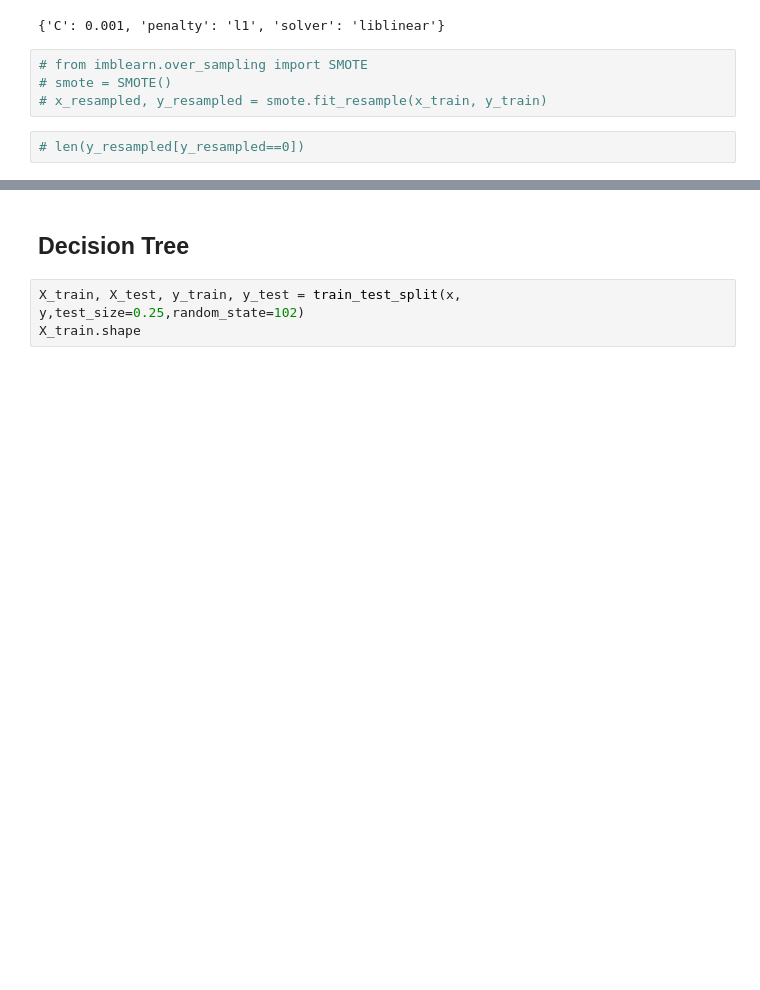
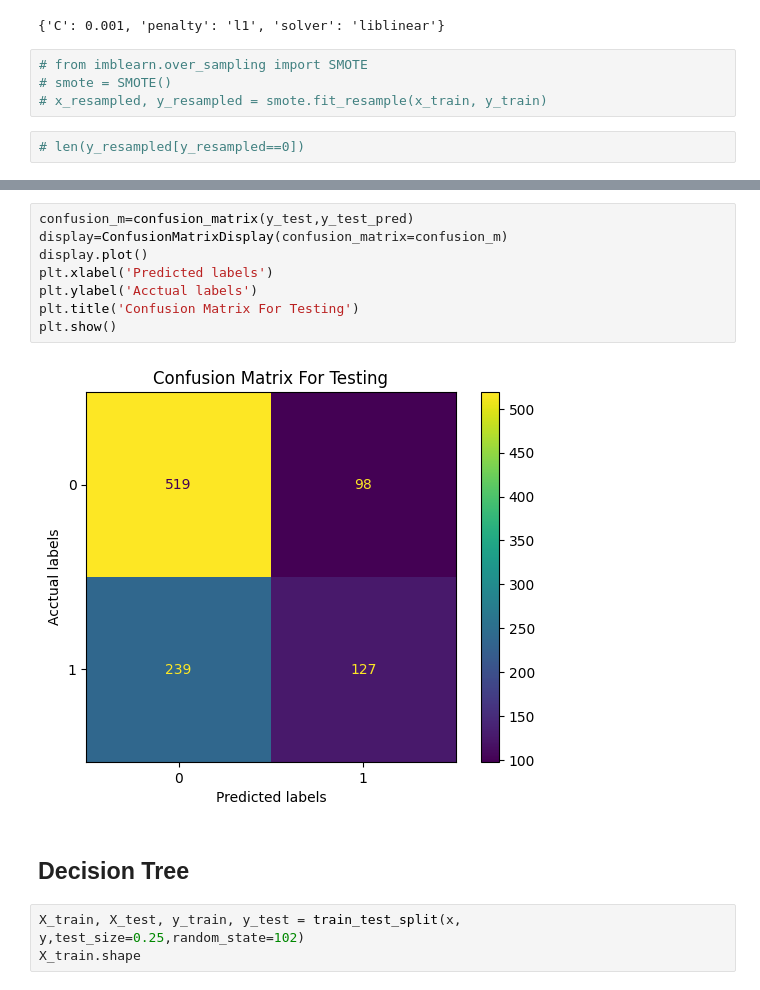
Before and after one commit to MuhammedMahmoud0/Water-Potabilty-Analysis, a Jupyter notebook: water_potability.ipynb, the cells around one changed output, grey strips where cells are left out. Saved outputs shown, nothing was run; the diff lists cells and outputs as text; blank space fills up the shorter version.

```diff
--- a/water_potability.ipynb
+++ b/water_potability.ipynb
@@ -387,3 +502,13 @@ plt.show()
+# %%
+confusion_m=confusion_matrix(y_test,y_test_pred)
+display=ConfusionMatrixDisplay(confusion_matrix=confusion_m)
+display.plot()
+plt.xlabel('Predicted labels')
+plt.ylabel('Acctual labels')
+plt.title('Confusion Matrix For Testing')
+plt.show()
+# %% [output]
+[figure, added]
 # %% [markdown]
 ## Decision Tree
 # %%
```
Also changed, not shown: parts of 19 cells of this notebook.
